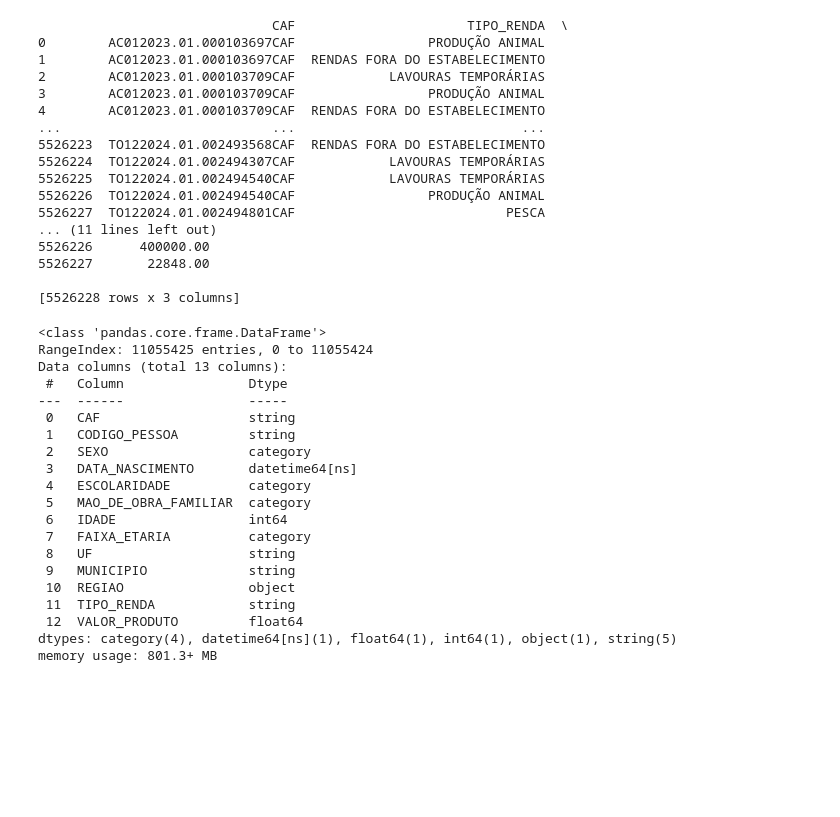
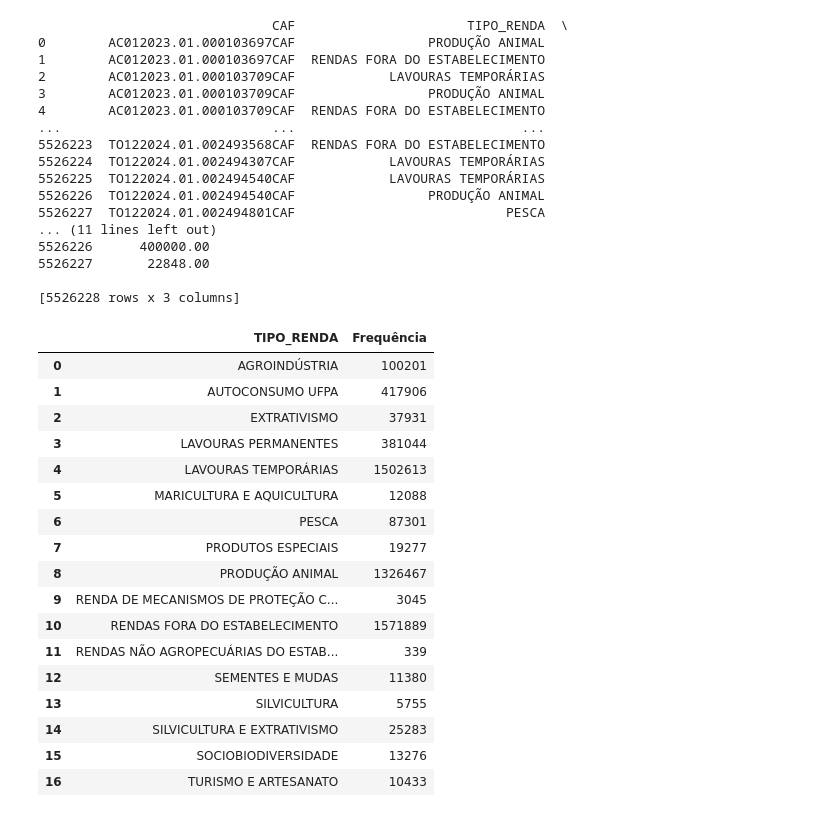
Before and after one commit to Luisamfer/Ativ_Est_Desc, a Jupyter notebook: Estat_desc.ipynb, the cells around one changed output. Drawn from its saved outputs; the diff is of its cells as text; code cells hidden in the pictures; blank space fills up the shorter version.

```diff
--- a/Estat_desc.ipynb
+++ b/Estat_desc.ipynb
@@ -591,31 +621,25 @@ print(df_renda_tipo)
 [5526228 rows x 3 columns]
 # %%
 #TABELA DE FREQUENCIA DE TIPO DE RENDA
-freq_tipo = df_renda_tipo.groupby('REGIAO')['CAF'].nunique().reset_index()
-freq_uf.columns = ["Região", "Frequência"]
-freq_uf
+freq_tipo = df_renda_tipo.groupby('TIPO_RENDA')['CAF'].nunique().reset_index()
+freq_tipo.columns = ["TIPO_RENDA", "Frequência"]
+freq_tipo
+# %% [output]
+|  | TIPO_RENDA | Frequência |
+| 0 | AGROINDÚSTRIA | 100201 |
+| 1 | AUTOCONSUMO UFPA | 417906 |
+| 2 | EXTRATIVISMO | 37931 |
+| 3 | LAVOURAS PERMANENTES | 381044 |
+| 4 | LAVOURAS TEMPORÁRIAS | 1502613 |
+| 5 | MARICULTURA E AQUICULTURA | 12088 |
+| 6 | PESCA | 87301 |
+| 7 | PRODUTOS ESPECIAIS | 19277 |
+| 8 | PRODUÇÃO ANIMAL | 1326467 |
+| 9 | RENDA DE MECANISMOS DE PROTEÇÃO C... | 3045 |
+| 10 | RENDAS FORA DO ESTABELECIMENTO | 1571889 |
+| 11 | RENDAS NÃO AGROPECUÁRIAS DO ESTAB... | 339 |
+| 12 | SEMENTES E MUDAS | 11380 |
+| 13 | SILVICULTURA | 5755 |
+| 14 | SILVICULTURA E EXTRATIVISMO | 25283 |
+| 15 | SOCIOBIODIVERSIDADE | 13276 |
+| 16 | TURISMO E ARTESANATO | 10433 |
-# %%
-# JUNTANDO O DF DAS RENDAS AOS MEMBROS E AREA PRINCIPAL
-df_membros_area_renda = pd.merge(df_membros_area, df_renda_tipo, on="CAF", how="inner")
-df_membros_area_renda.info()
-# %% [output]
-<class 'pandas.core.frame.DataFrame'>
-RangeIndex: 11055425 entries, 0 to 11055424
-Data columns (total 13 columns):
- #   Column                Dtype
----  ------                -----
- 0   CAF                   string
- 1   CODIGO_PESSOA         string
- 2   SEXO                  category
- 3   DATA_NASCIMENTO       datetime64[ns]
- 4   ESCOLARIDADE          category
- 5   MAO_DE_OBRA_FAMILIAR  category
- 6   IDADE                 int64
- 7   FAIXA_ETARIA          category
- 8   UF                    string
- 9   MUNICIPIO             string
- 10  REGIAO                object
- 11  TIPO_RENDA            string
- 12  VALOR_PRODUTO         float64
-dtypes: category(4), datetime64[ns](1), float64(1), int64(1), object(1), string(5)
-memory usage: 801.3+ MB
```
Also changed, not shown: parts of 7 cells of this notebook.
